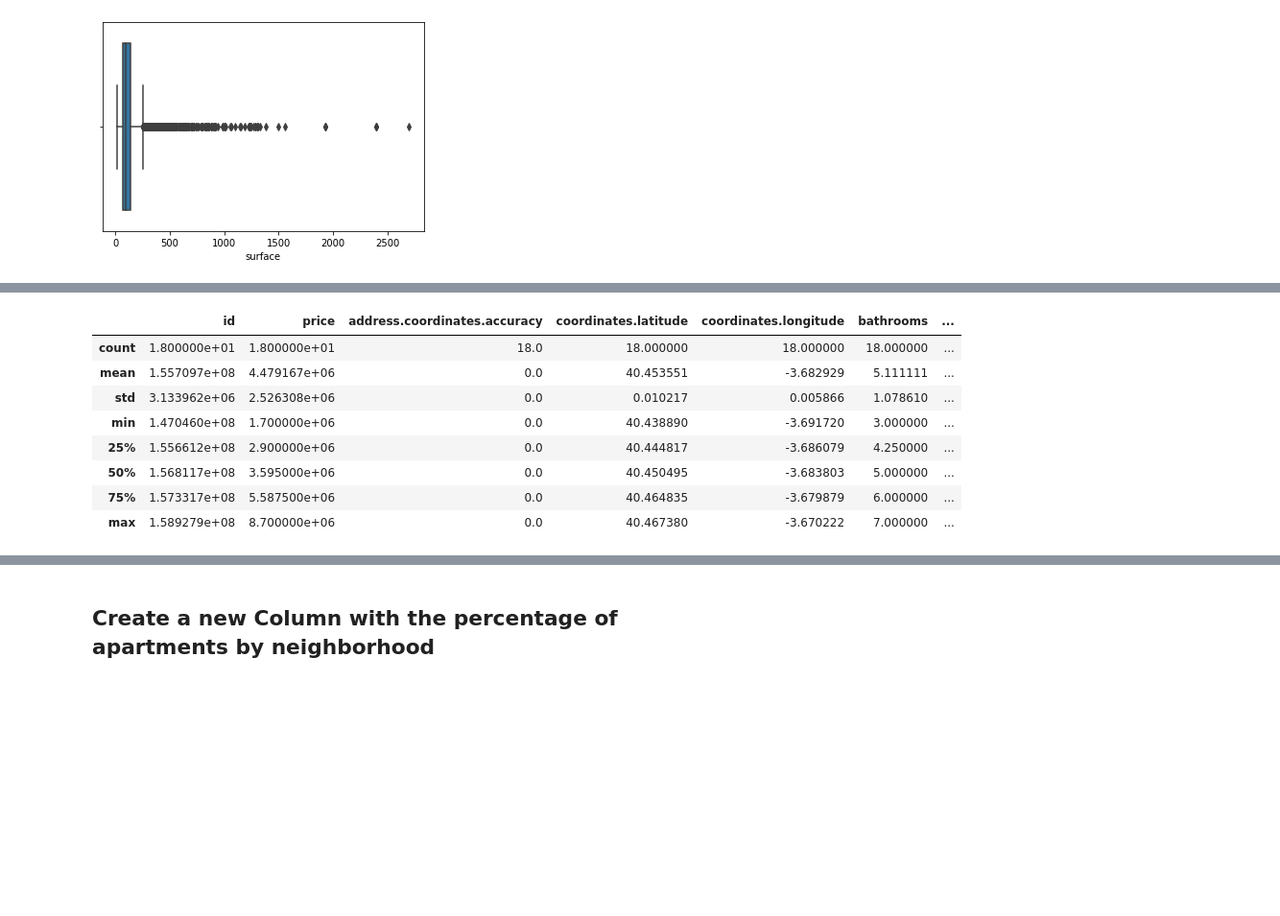
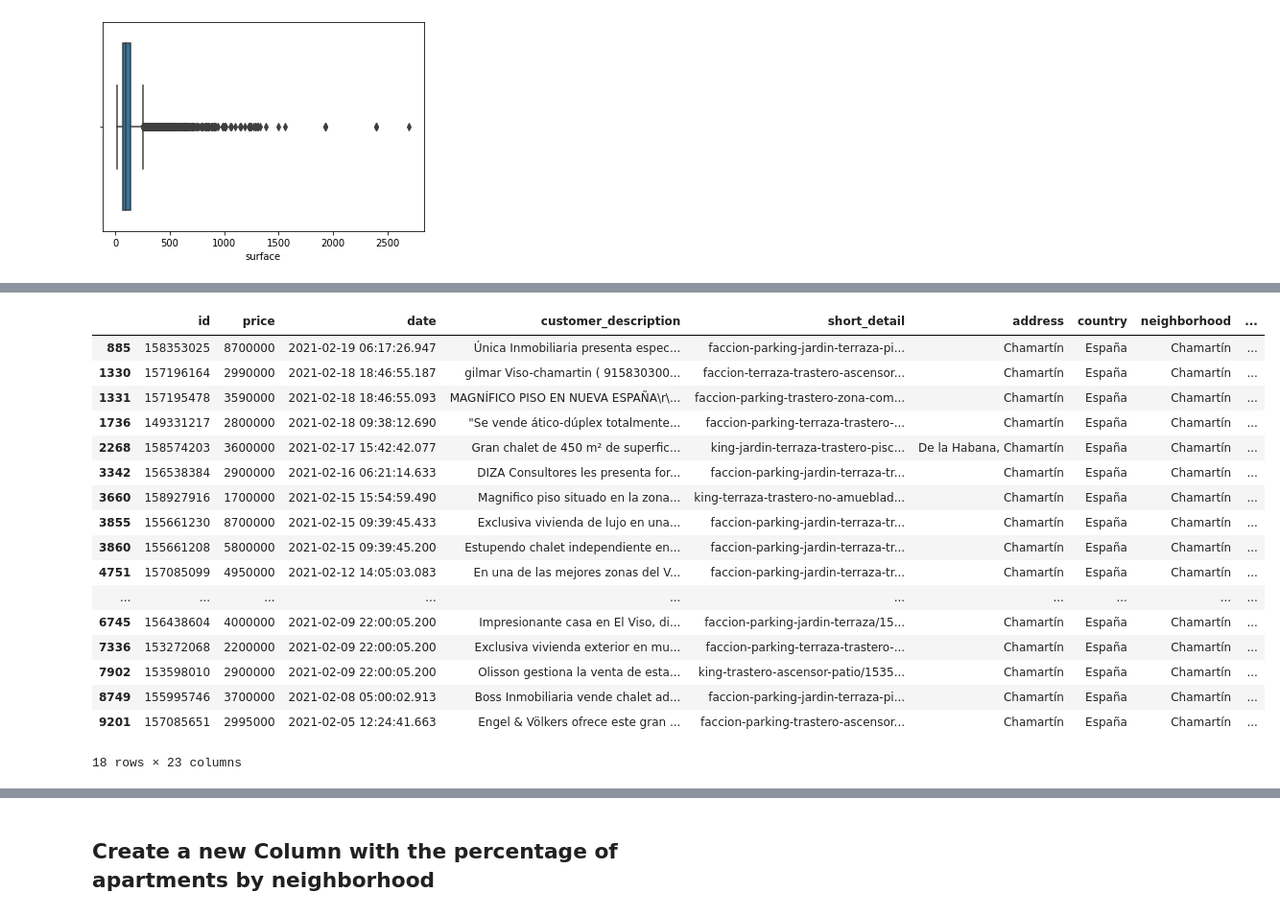
Before and after one commit to isra-st/NewPoPUpStore, a Jupyter notebook: Analysis_and_Conclussions.ipynb, the cells around one changed output, grey strips where cells are left out. Shown at 96% size. Saved outputs shown, nothing was run; the diff lists cells and outputs as text; code cells hidden in the pictures; blank space fills up the shorter version.

```diff
--- a/Analysis_and_Conclussions.ipynb
+++ b/Analysis_and_Conclussions.ipynb
@@ -361,13 +357,22 @@ df.loc[df['neighborhood']=='Chamartín']  df.loc[df['surface']>500
 502 rows × 23 columns
 # %%
-(df[(df.neighborhood=='Chamartín')&(df.surface>500)]).describe()
+(df[(df.neighborhood=='Chamartín')&(df.surface>500)])
 # %% [output]
-|  | id | price | address.coordinates.accuracy | coordinates.latitude | coordinates.longitude | bathrooms | ... |
-| count | 1.800000e+01 | 1.800000e+01 | 18.0 | 18.000000 | 18.000000 | 18.000000 | ... |
-| mean | 1.557097e+08 | 4.479167e+06 | 0.0 | 40.453551 | -3.682929 | 5.111111 | ... |
-| std | 3.133962e+06 | 2.526308e+06 | 0.0 | 0.010217 | 0.005866 | 1.078610 | ... |
-| min | 1.470460e+08 | 1.700000e+06 | 0.0 | 40.438890 | -3.691720 | 3.000000 | ... |
-| 25% | 1.556612e+08 | 2.900000e+06 | 0.0 | 40.444817 | -3.686079 | 4.250000 | ... |
-| 50% | 1.568117e+08 | 3.595000e+06 | 0.0 | 40.450495 | -3.683803 | 5.000000 | ... |
-| 75% | 1.573317e+08 | 5.587500e+06 | 0.0 | 40.464835 | -3.679879 | 6.000000 | ... |
-| max | 1.589279e+08 | 8.700000e+06 | 0.0 | 40.467380 | -3.670222 | 7.000000 | ... |
+|  | id | price | date | customer_description | short_detail | address | country | neighborhood | ... |
+| 885 | 158353025 | 8700000 | 2021-02-19 06:17:26.947 | Única Inmobiliaria presenta espec... | faccion-parking-jardin-terraza-pi... | Chamartín | España | Chamartín | ... |
+| 1330 | 157196164 | 2990000 | 2021-02-18 18:46:55.187 | gilmar Viso-chamartin ( 915830300... | faccion-terraza-trastero-ascensor... | Chamartín | España | Chamartín | ... |
+| 1331 | 157195478 | 3590000 | 2021-02-18 18:46:55.093 | MAGNÍFICO PISO EN NUEVA ESPAÑA\r\... | faccion-parking-trastero-zona-com... | Chamartín | España | Chamartín | ... |
+| 1736 | 149331217 | 2800000 | 2021-02-18 09:38:12.690 | "Se vende ático-dúplex totalmente... | faccion-parking-terraza-trastero-... | Chamartín | España | Chamartín | ... |
+| 2268 | 158574203 | 3600000 | 2021-02-17 15:42:42.077 | Gran chalet de 450 m² de superfic... | king-jardin-terraza-trastero-pisc... | De la Habana, Chamartín | España | Chamartín | ... |
+| 3342 | 156538384 | 2900000 | 2021-02-16 06:21:14.633 | DIZA Consultores les presenta for... | faccion-parking-jardin-terraza-tr... | Chamartín | España | Chamartín | ... |
+| 3660 | 158927916 | 1700000 | 2021-02-15 15:54:59.490 | Magnifico piso situado en la zona... | king-terraza-trastero-no-amueblad... | Chamartín | España | Chamartín | ... |
+| 3855 | 155661230 | 8700000 | 2021-02-15 09:39:45.433 | Exclusiva vivienda de lujo en una... | faccion-parking-jardin-terraza-tr... | Chamartín | España | Chamartín | ... |
+| 3860 | 155661208 | 5800000 | 2021-02-15 09:39:45.200 | Estupendo chalet independiente en... | faccion-parking-jardin-terraza-tr... | Chamartín | España | Chamartín | ... |
+| 4751 | 157085099 | 4950000 | 2021-02-12 14:05:03.083 | En una de las mejores zonas del V... | faccion-parking-jardin-terraza-tr... | Chamartín | España | Chamartín | ... |
+| ... | ... | ... | ... | ... | ... | ... | ... | ... | ... |
+| 6745 | 156438604 | 4000000 | 2021-02-09 22:00:05.200 | Impresionante casa en El Viso, di... | faccion-parking-jardin-terraza/15... | Chamartín | España | Chamartín | ... |
+| 7336 | 153272068 | 2200000 | 2021-02-09 22:00:05.200 | Exclusiva vivienda exterior en mu... | faccion-parking-terraza-trastero-... | Chamartín | España | Chamartín | ... |
+| 7902 | 153598010 | 2900000 | 2021-02-09 22:00:05.200 | Olisson gestiona la venta de esta... | king-trastero-ascensor-patio/1535... | Chamartín | España | Chamartín | ... |
+| 8749 | 155995746 | 3700000 | 2021-02-08 05:00:02.913 | Boss Inmobiliaria vende chalet ad... | faccion-parking-jardin-terraza-pi... | Chamartín | España | Chamartín | ... |
+| 9201 | 157085651 | 2995000 | 2021-02-05 12:24:41.663 | Engel & Völkers ofrece este gran ... | faccion-parking-trastero-ascensor... | Chamartín | España | Chamartín | ... |
+18 rows × 23 columns
```
Also changed, not shown: parts of 6 cells of this notebook, 3 other files.
